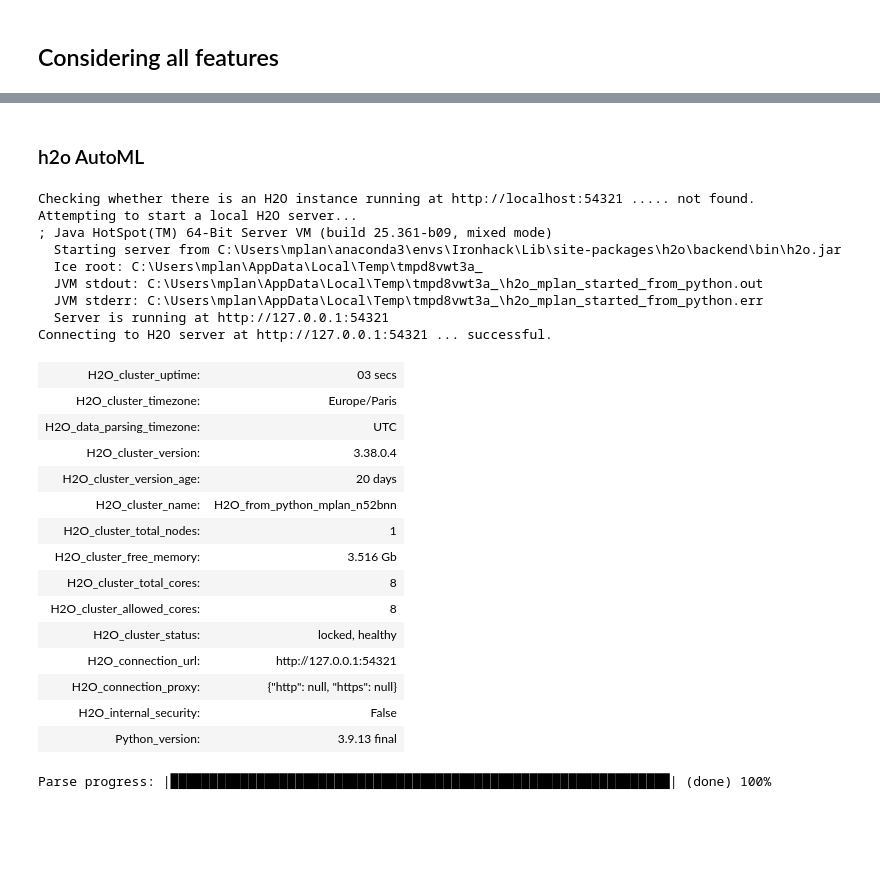
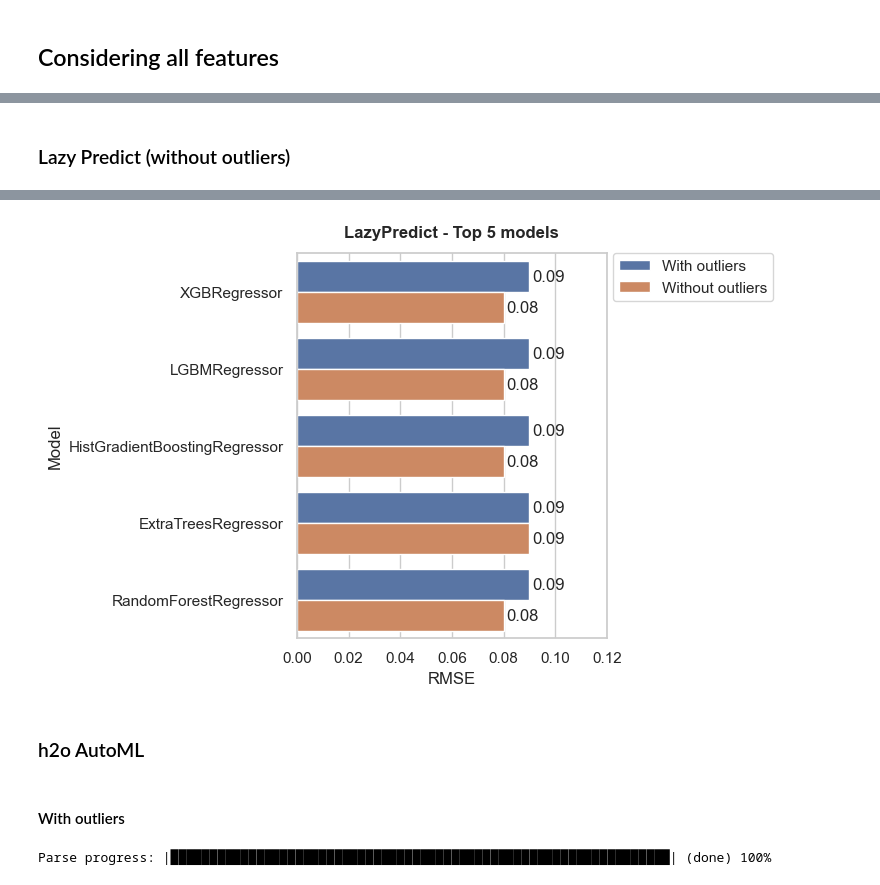
Before and after one commit to mplanasgit/project-5, a Jupyter notebook: src/prediction.ipynb, the cells around one changed output, grey strips where cells are left out. Cells and saved outputs as stored; diff of their text form; code cells hidden in the pictures; blank space fills up the shorter version.

```diff
--- a/src/prediction.ipynb
+++ b/src/prediction.ipynb
@@ -45,3 +64,5 @@ y = diamonds["price"]
+# %% [markdown]
+### Lazy Predict (without outliers)
 # %%
 # lets first try lazypredict: doesn't consider hyperparameter tuning
 
@@ -59,37 +71,42 @@ X_test, y_test = X[offset:], y[offset:]
 # %% [markdown]
 ![image.png](attachment:image.png)
+# %%
+# Let's build a comparative figure
+
+# dataframe lazypredict top5 models with outliers
+lazy_with_outliers = {
+    "Model" : ['XGBRegressor','LGBMRegressor','HistGradientBoostingRegressor','ExtraTreesRegressor','RandomForestRegressor'],
+    "RMSE" : [0.09,0.09,0.09,0.09,0.09]
+}
+
+df_lazy_with_outliers = pd.DataFrame(lazy_with_outliers)
+df_lazy_with_outliers["Condition"] = "With outliers"
+
+# dataframe lazypredict top5 models without outliers
+lazy_without_outliers = {
+    "Model" : ['XGBRegressor','HistGradientBoostingRegressor','LGBMRegressor','RandomForestRegressor','ExtraTreesRegressor'],
+    "RMSE" : [0.08,0.08,0.08,0.08,0.09]
+}
+
+df_lazy_without_outliers = pd.DataFrame(lazy_without_outliers)
+df_lazy_without_outliers["Condition"] = "Without outliers"
+
+# concat the dataframes
+lazy_df = pd.concat([df_lazy_with_outliers,df_lazy_without_outliers], axis=0)
+
+fig = vis.plot_model_RMSE(lazy_df, title="LazyPredict - Top 5 models")
+plt.savefig('./output/lazypredict_top5.jpg', dpi=1000, bbox_inches='tight');
+# %% [output]
+[figure, added]
 # %% [markdown]
 ### h2o AutoML
+# %% [markdown]
+#### With outliers
 # %%
 # start h2o
 
-import h2o
-from h2o.automl import H2OAutoML
-h2o.init()
+# import h2o
+# from h2o.automl import H2OAutoML
+# h2o.init()
-# %% [output]
-Checking whether there is an H2O instance running at http://localhost:54321 ..... not found.
-Attempting to start a local H2O server...
-; Java HotSpot(TM) 64-Bit Server VM (build 25.361-b09, mixed mode)
-  Starting server from C:\Users\mplan\anaconda3\envs\Ironhack\Lib\site-packages\h2o\backend\bin\h2o.jar
-  Ice root: C:\Users\mplan\AppData\Local\Temp\tmpd8vwt3a_
-  JVM stdout: C:\Users\mplan\AppData\Local\Temp\tmpd8vwt3a_\h2o_mplan_started_from_python.out
-  JVM stderr: C:\Users\mplan\AppData\Local\Temp\tmpd8vwt3a_\h2o_mplan_started_from_python.err
-  Server is running at http://127.0.0.1:54321
-Connecting to H2O server at http://127.0.0.1:54321 ... successful.
-| H2O_cluster_uptime: | 03 secs |
-| H2O_cluster_timezone: | Europe/Paris |
-| H2O_data_parsing_timezone: | UTC |
-| H2O_cluster_version: | 3.38.0.4 |
-| H2O_cluster_version_age: | 20 days |
-| H2O_cluster_name: | H2O_from_python_mplan_n52bnn |
-| H2O_cluster_total_nodes: | 1 |
-| H2O_cluster_free_memory: | 3.516 Gb |
-| H2O_cluster_total_cores: | 8 |
-| H2O_cluster_allowed_cores: | 8 |
-| H2O_cluster_status: | locked, healthy |
-| H2O_connection_url: | http://127.0.0.1:54321 |
-| H2O_connection_proxy: | {"http": null, "https": null} |
-| H2O_internal_security: | False |
-| Python_version: | 3.9.13 final |
 # %%
 # Load data into H2O
```
Also changed, not shown: parts of 72 cells of this notebook.
